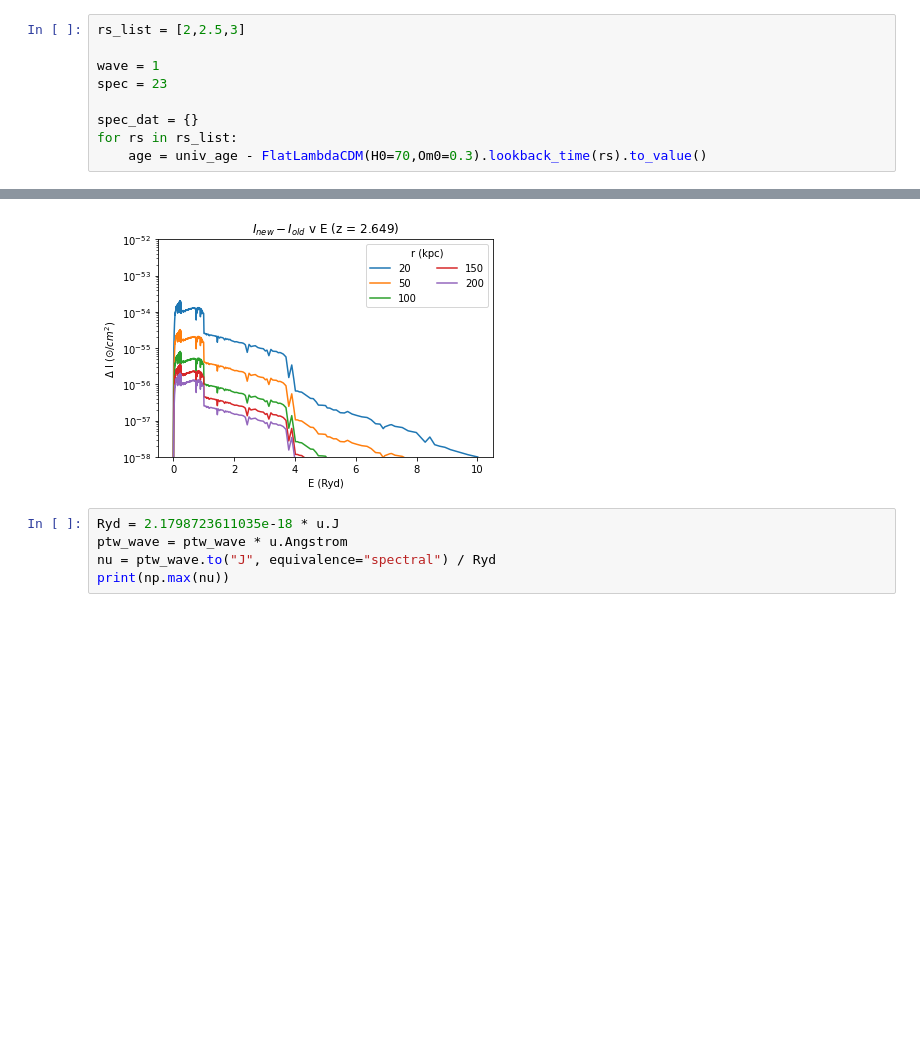
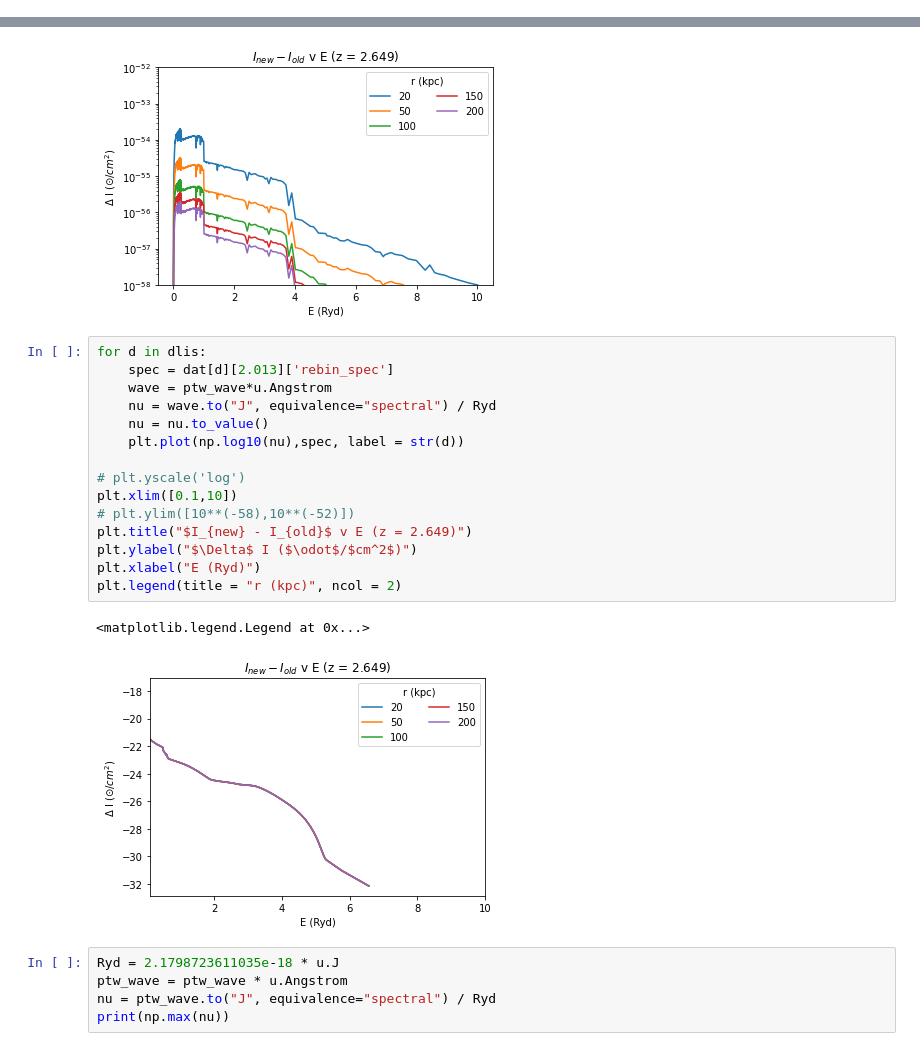
Before and after one commit to tairaeli/trident_uncertainty, a Jupyter notebook: mods/backgrounds/stellar_pops/uv_back_test.ipynb, the cells around one changed output, grey strips where cells are left out. Saved outputs shown, nothing was run; the diff lists cells and outputs as text; blank space fills up the shorter version.

```diff
--- a/mods/backgrounds/stellar_pops/uv_back_test.ipynb
+++ b/mods/backgrounds/stellar_pops/uv_back_test.ipynb
@@ -22,12 +22,3 @@ def read_cloudy_in(file):
         df[2][i] = float(df[2][i].replace(")","").replace("(",""))
 
     return df
-# %%
-rs_list = [2,2.5,3]
-
-wave = 1
-spec = 23
-
-spec_dat = {}
-for rs in rs_list:
-    age = univ_age - FlatLambdaCDM(H0=70,Om0=0.3).lookback_time(rs).to_value()
@@ -202,6 +192,24 @@ plt.legend(title = "r (kpc)", ncol = 2)
 # %% [output]
 <matplotlib.legend.Legend at 0x...>
 [figure]
+# %%
+for d in dlis:
+    spec = dat[d][2.013]['rebin_spec']
+    wave = ptw_wave*u.Angstrom
+    nu = wave.to("J", equivalence="spectral") / Ryd
+    nu = nu.to_value()
+    plt.plot(np.log10(nu),spec, label = str(d))
+
+# plt.yscale('log')
+plt.xlim([0.1,10])
+# plt.ylim([10**(-58),10**(-52)])
+plt.title("$I_{new} - I_{old}$ v E (z = 2.649)")
+plt.ylabel("$\Delta$ I ($\odot$/$cm^2$)")
+plt.xlabel("E (Ryd)")
+plt.legend(title = "r (kpc)", ncol = 2)
+# %% [output]
+<matplotlib.legend.Legend at 0x...>
+[figure, added]
 # %%
 Ryd = 2.1798723611035e-18 * u.J
 ptw_wave = ptw_wave * u.Angstrom
```
Also changed, not shown: parts of 3 cells of this notebook.
